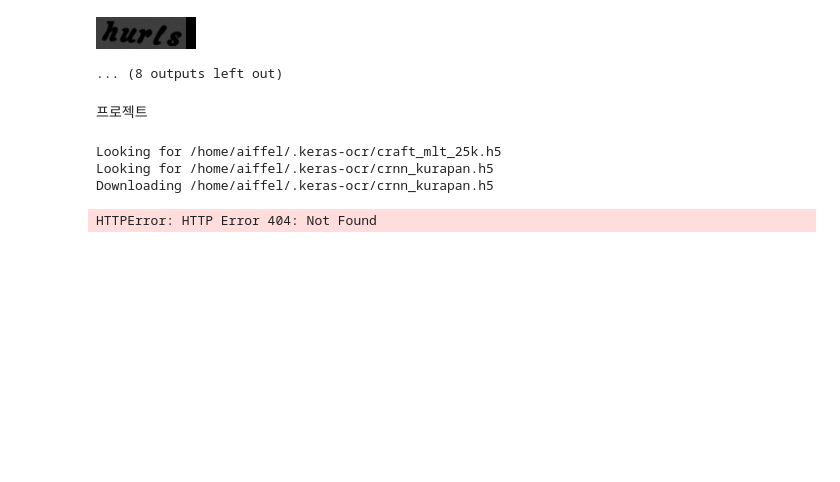
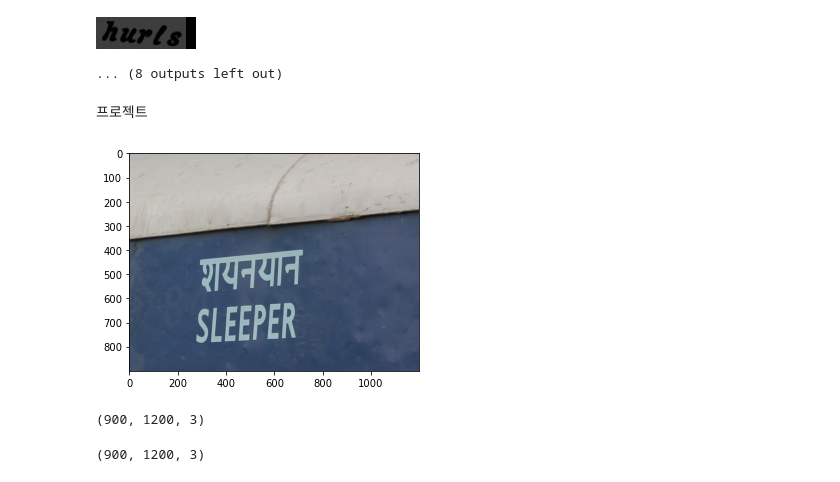
Before and after one commit to Jeonda/aiffel, a Jupyter notebook: [GD12]OCR_Optical_Character_Recognition.ipynb, the cells around one changed output. Saved outputs shown, nothing was run; the diff lists cells and outputs as text; code cells hidden in the pictures; blank space fills up the shorter version.

Commit message:
final_upload

```diff
--- a/[GD12]OCR_Optical_Character_Recognition.ipynb
+++ b/[GD12]OCR_Optical_Character_Recognition.ipynb
@@ -361,33 +361,3 @@ Result:          HURLS9999999999999999999
 ... (8 outputs left out)
 # %% [markdown]
 프로젝트
-# %%
-import matplotlib.pyplot as plt
-import keras_ocr
-
-# keras-ocr will automatically download pretrained
-# weights for the detector and recognizer.
-pipeline = keras_ocr.pipeline.Pipeline()
-
-# Get a set of three example images
-images = [
-    keras_ocr.tools.read(url) for url in [
-        'https://upload.wikimedia.org/wikipedia/commons/b/bd/Army_Reserves_Recruitment_Banner_MOD_45156284.jpg',
-        'https://upload.wikimedia.org/wikipedia/commons/e/e8/FseeG2QeLXo.jpg',
-        'https://upload.wikimedia.org/wikipedia/commons/b/b4/EUBanana-500x112.jpg'
-    ]
-]
-
-# Each list of predictions in prediction_groups is a list of
-# (word, box) tuples.
-prediction_groups = pipeline.recognize(images)
-
-# Plot the predictions
-fig, axs = plt.subplots(nrows=len(images), figsize=(20, 20))
-for ax, image, predictions in zip(axs, images, prediction_groups):
-    keras_ocr.tools.drawAnnotations(image=image, predictions=predictions, ax=ax)
-# %% [output]
-Looking for /home/aiffel/.keras-ocr/craft_mlt_25k.h5
-Looking for /home/aiffel/.keras-ocr/crnn_kurapan.h5
-Downloading /home/aiffel/.keras-ocr/crnn_kurapan.h5
-HTTPError: HTTP Error 404: Not Found
@@ -424,0 +364,20 @@ for _img in cropped_img:
+# %%
+from keras.preprocessing import image
+import matplotlib.pyplot as plt
+import cv2
+import keras_ocr
+import os
+
+SAMPLE_IMG_PATH = os.getenv('HOME')+'/aiffel/ocr/sample.jpg'
+
+image = keras_ocr.tools.read(SAMPLE_IMG_PATH)
+plt.imshow(image)
+plt.show()
+print(image.shape)
+# %% [output]
+[figure, added]
+(900, 1200, 3)
+# %%
+image.shape
+# %% [output]
+(900, 1200, 3)
```
Also changed, not shown: parts of 10 cells of this notebook.
